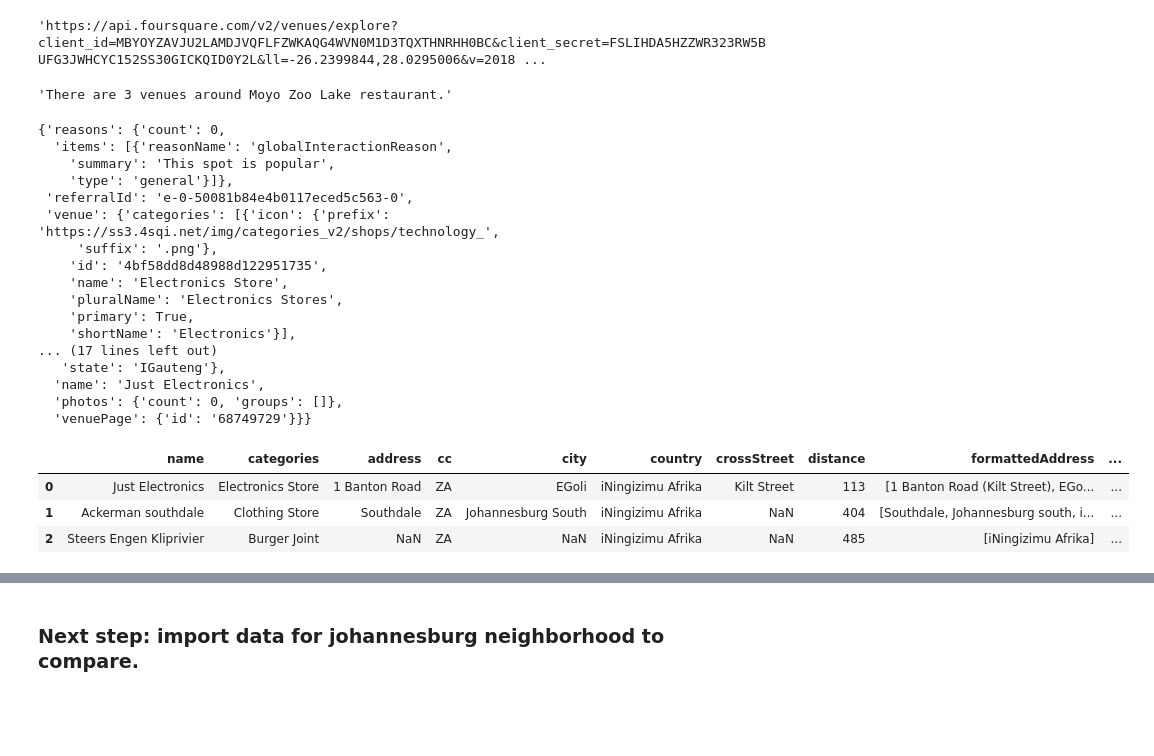
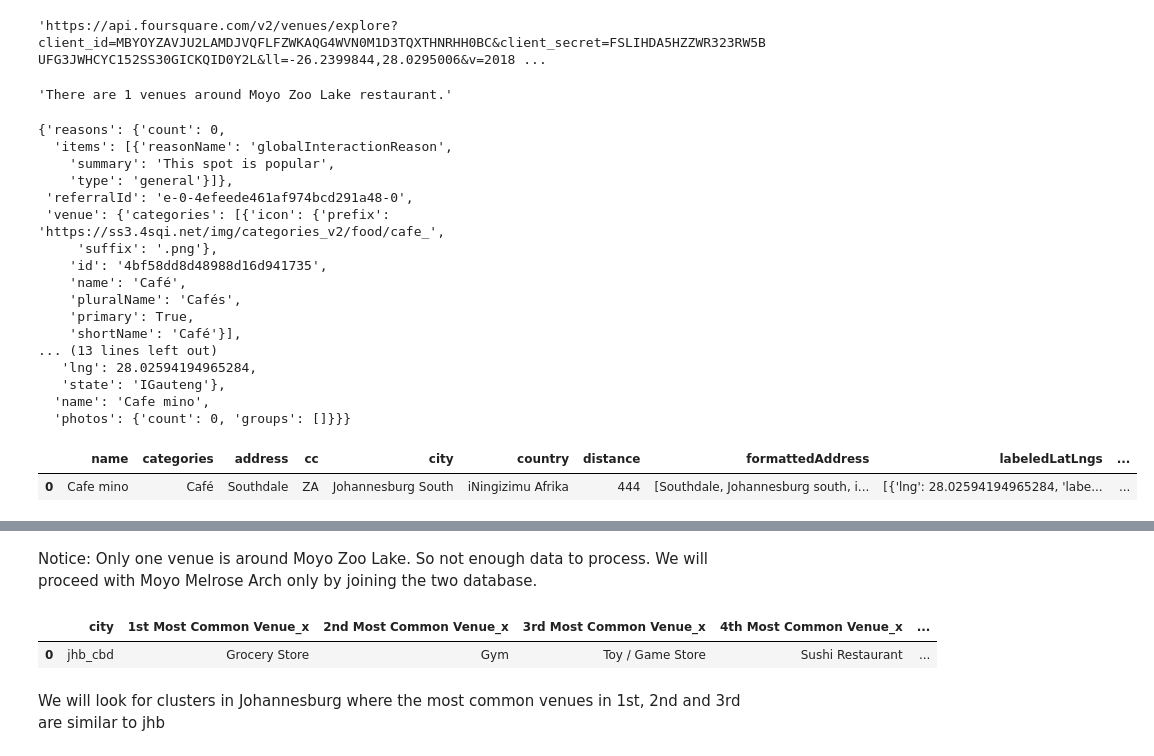
Before and after one commit to nkourouma/coursera_capstone_project, a Jupyter notebook: Epicure_Restaurant_Expansion_Capstone .ipynb, the cells around one changed output, grey strips where cells are left out. Cells and saved outputs as stored; diff of their text form; code cells hidden in the pictures; blank space fills up the shorter version.

```diff
--- a/Epicure_Restaurant_Expansion_Capstone .ipynb
+++ b/Epicure_Restaurant_Expansion_Capstone .ipynb
@@ -190,0 +197,5 @@ dataframe_filtered.head(20)
+# %%
+#Let's clean up the data
+filtered_columns = ['city', 'lat', 'lng', 'categories', 'name']
+epicure_nearby_venues =dataframe_filtered.loc[:, filtered_columns]
+epicure_nearby_venues
@@ -190,0 +220,3 @@ dataframe_filtered.head(20)
+# %%
+epicure_nearby_venues =epicure_nearby_venues.replace({'EGoli': 'jhb_cbd'}, regex=True)
+epicure_nearby_venues
@@ -191,19 +347,19 @@ dataframe_filtered.head(20)
 # %%
-venues_map = folium.Map(location=[latitude, longitude], zoom_start=15) # generate map centred around the Conrad Hotel
+epicure_map = folium.Map(location=[latitude, longitude], zoom_start=16) # generate map centred around Epicure
 
 # add a red circle marker to represent the Conrad Hotel
 folium.features.CircleMarker(
-    [latitude, longitude],
+    [-26.0975473, 28.050935],
     radius=10,
     color='red',
     popup='Epicure Restaurant',
     fill = True,
     fill_color = 'red',
     fill_opacity = 0.6
-).add_to(venues_map)
+).add_to(epicure_map)
 
 # add the Italian restaurants as blue circle markers
-for lat, lng, label in zip(dataframe_filtered.lat, dataframe_filtered.lng, dataframe_filtered.categories):
+for lat, lng, label in zip(epicure_nearby_venues.lat, epicure_nearby_venues.lng, epicure_nearby_venues.categories):
     folium.features.CircleMarker(
         [lat, lng],
         radius=5,
@@ -212,9 +368,9 @@ for lat, lng, label in zip(dataframe_filtered.lat, dataframe_filtered.lng, dataf
         fill = True,
         fill_color='blue',
         fill_opacity=0.6
-    ).add_to(venues_map)
+    ).add_to(epicure_map)
 
 # display map
-venues_map
+epicure_map
 # %% [output]
 [interactive output not drawn]
@@ -328,9 +631,9 @@ dataframe_filtered_M1.head(20)
 # %%
-venues_map_M1 = folium.Map(location=[latitude, longitude], zoom_start=15) # generate map centred around the Conrad Hotel
+venues_map_M1 = folium.Map(location=[latitude, longitude], zoom_start=17) # generate map centred around Moyo Melrose Arch
 
-# add a red circle marker to represent the Conrad Hotel
+# add a red circle marker to represent Moyo Melrose Arch
 folium.features.CircleMarker(
-    [latitude, longitude],
+    [-26.133655, 28.0676007],
     radius=10,
     color='red',
     popup='Moyo Melrose Arch',
@@ -339,7 +642,7 @@ folium.features.CircleMarker(
     fill_opacity = 0.6
 ).add_to(venues_map_M1)
 
-# add the Italian restaurants as blue circle markers
+# add the venues as blue circle markers
 for lat, lng, label in zip(dataframe_filtered_M1.lat, dataframe_filtered_M1.lng, dataframe_filtered_M1.categories):
     folium.features.CircleMarker(
         [lat, lng],
@@ -382,7 +685,7 @@ url
 results = requests.get(url).json()
 'There are {} venues around Moyo Zoo Lake restaurant.'.format(len(results['response']['groups'][0]['items']))
 # %% [output]
-'There are 3 venues around Moyo Zoo Lake restaurant.'
+'There are 1 venues around Moyo Zoo Lake restaurant.'
 # %%
 items_M2 = results['response']['groups'][0]['items']
 items_M2[0]
@@ -391,19 +694,19 @@ items_M2[0]
   'items': [{'reasonName': 'globalInteractionReason',
     'summary': 'This spot is popular',
     'type': 'general'}]},
- 'referralId': 'e-0-50081b84e4b0117eced5c563-0',
- 'venue': {'categories': [{'icon': {'prefix': 'https://ss3.4sqi.net/img/categories_v2/shops/technology_',
+ 'referralId': 'e-0-4efeede461af974bcd291a48-0',
+ 'venue': {'categories': [{'icon': {'prefix': 'https://ss3.4sqi.net/img/categories_v2/food/cafe_',
      'suffix': '.png'},
-    'id': '4bf58dd8d48988d122951735',
-    'name': 'Electronics Store',
-    'pluralName': 'Electronics Stores',
+    'id': '4bf58dd8d48988d16d941735',
+    'name': 'Café',
+    'pluralName': 'Cafés',
     'primary': True,
-    'shortName': 'Electronics'}],
-... (17 lines left out)
+    'shortName': 'Café'}],
+... (13 lines left out)
+   'lng': 28.02594194965284,
    'state': 'IGauteng'},
-  'name': 'Just Electronics',
-  'photos': {'count': 0, 'groups': []},
-  'venuePage': {'id': '68749729'}}}
+  'name': 'Cafe mino',
+  'photos': {'count': 0, 'groups': []}}}
 # %%
 # tranform venues into a dataframe
 dataframe_M2 = json_normalize(items_M2)
@@ -416,39 +719,37 @@ dataframe_filtered_M2 = dataframe_M2.loc[:]
 def get_category_type(row):
     try:
         categories_list = row['categories']
     except:
         categories_list = row['venue.categories']
 
     if len(categories_list) == 0:
         return None
     else:
         return categories_list[0]['name']
 
 # filter the category for each row
 dataframe_filtered_M2['categories'] = dataframe_filtered_M2.apply(get_category_type, axis=1)
 
 # clean column names by keeping only last term
 dataframe_filtered.columns_M2 = [column.split('.')[-1] for column in dataframe_filtered_M2.columns]
 
-dataframe_filtered
+dataframe_filtered_M2
 dataframe_M2 = json_normalize(items_M2) # flatten JSON
 
 # filter columns
 filtered_columns_M2 = ['venue.name', 'venue.categories'] + [col for col in dataframe_M2.columns if col.startswith('venue.location.')] + ['venue.id']
 dataframe_filtered_M2 = dataframe_M2.loc[:, filtered_columns_M2]
 
 # filter the category for each row
 dataframe_filtered_M2['venue.categories'] = dataframe_filtered_M2.apply(get_category_type, axis=1)
 
 # clean columns
 dataframe_filtered_M2.columns = [col.split('.')[-1] for col in dataframe_filtered_M2.columns]
 
-dataframe_filtered_M2.head(20)
+dataframe_filtered_M2.head()
 # %% [output]
-|  | name | categories | address | cc | city | country | crossStreet | distance | formattedAddress | ... |
-| 0 | Just Electronics | Electronics Store | 1 Banton Road | ZA | EGoli | iNingizimu Afrika | Kilt Street | 113 | [1 Banton Road (Kilt Street), EGo... | ... |
-| 1 | Ackerman southdale | Clothing Store | Southdale | ZA | Johannesburg South | iNingizimu Afrika | NaN | 404 | [Southdale, Johannesburg south, i... | ... |
-| 2 | Steers Engen Kliprivier | Burger Joint | NaN | ZA | NaN | iNingizimu Afrika | NaN | 485 | [iNingizimu Afrika] | ... |
+|  | name | categories | address | cc | city | country | distance | formattedAddress | labeledLatLngs | ... |
+| 0 | Cafe mino | Café | Southdale | ZA | Johannesburg South | iNingizimu Afrika | 444 | [Southdale, Johannesburg south, i... | [{'lng': 28.02594194965284, 'labe... | ... |
 # %%
 venues_map_M2 = folium.Map(location=[latitude, longitude], zoom_start=15) # generate map centred around Moyo Zoo Lake
 
@@ -479,5 +780,12 @@ for lat, lng, label in zip(dataframe_filtered_M2.lat, dataframe_filtered_M2.lng,
 venues_map_M2
 # %% [output]
 [interactive output not drawn]
-# %% [markdown]
-### Next step: import data for johannesburg neighborhood to compare.
+# %% [markdown]
+Notice: Only one venue is around Moyo Zoo Lake. So not enough data to process. We will proceed with Moyo Melrose Arch only by joining the two database.
+# %%
+pd.merge(epicure_nearby_venues_sorted, M1_nearby_venues_sorted, on='city', how='inner')
+# %% [output]
+|  | city | 1st Most Common Venue_x | 2nd Most Common Venue_x | 3rd Most Common Venue_x | 4th Most Common Venue_x | ... |
+| 0 | jhb_cbd | Grocery Store | Gym | Toy / Game Store | Sushi Restaurant | ... |
+# %% [markdown]
+We will look for clusters in Johannesburg where the most common venues in 1st, 2nd and 3rd are similar to jhb
```
Also changed, not shown: parts of 54 cells of this notebook.
